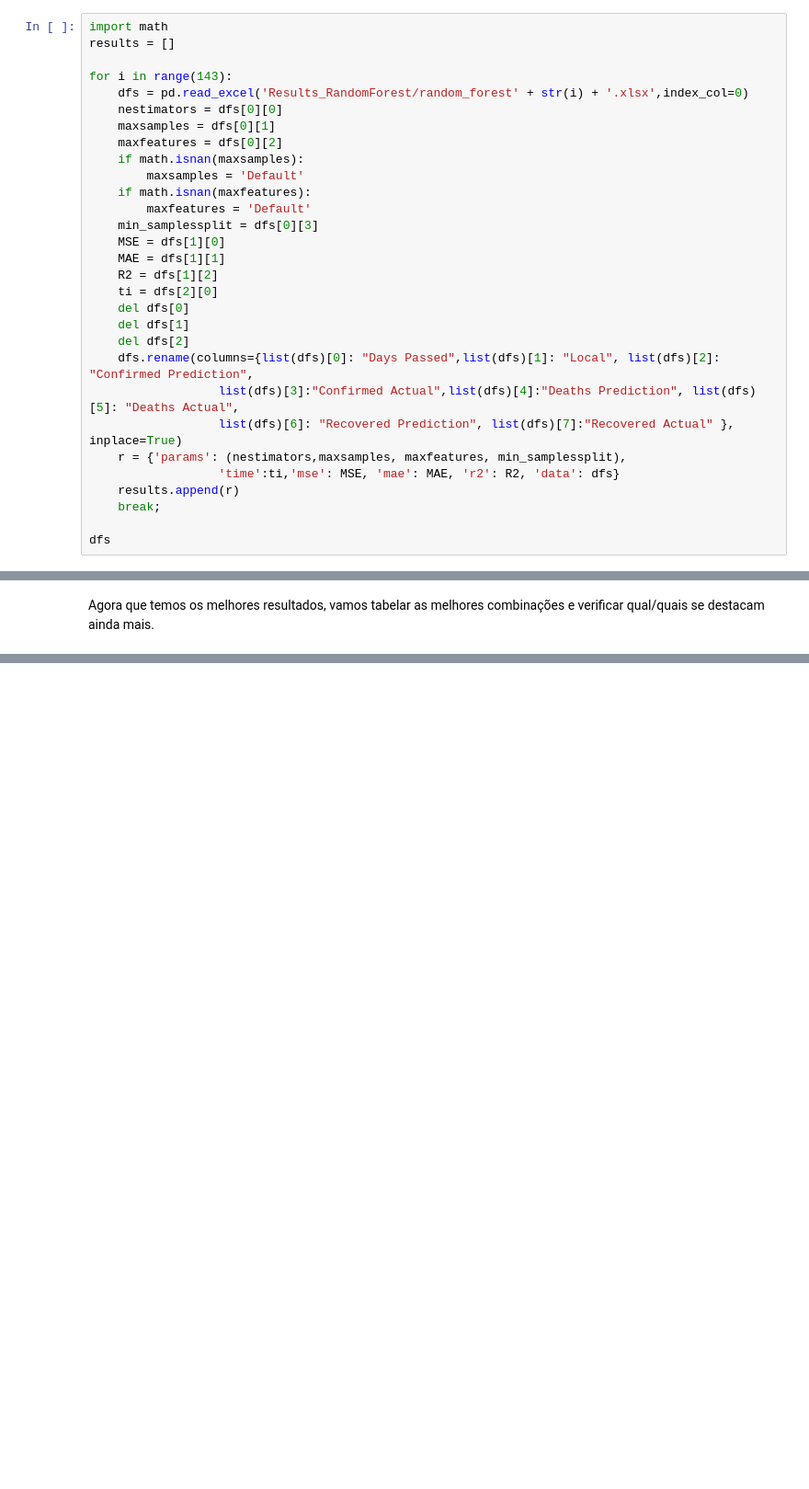
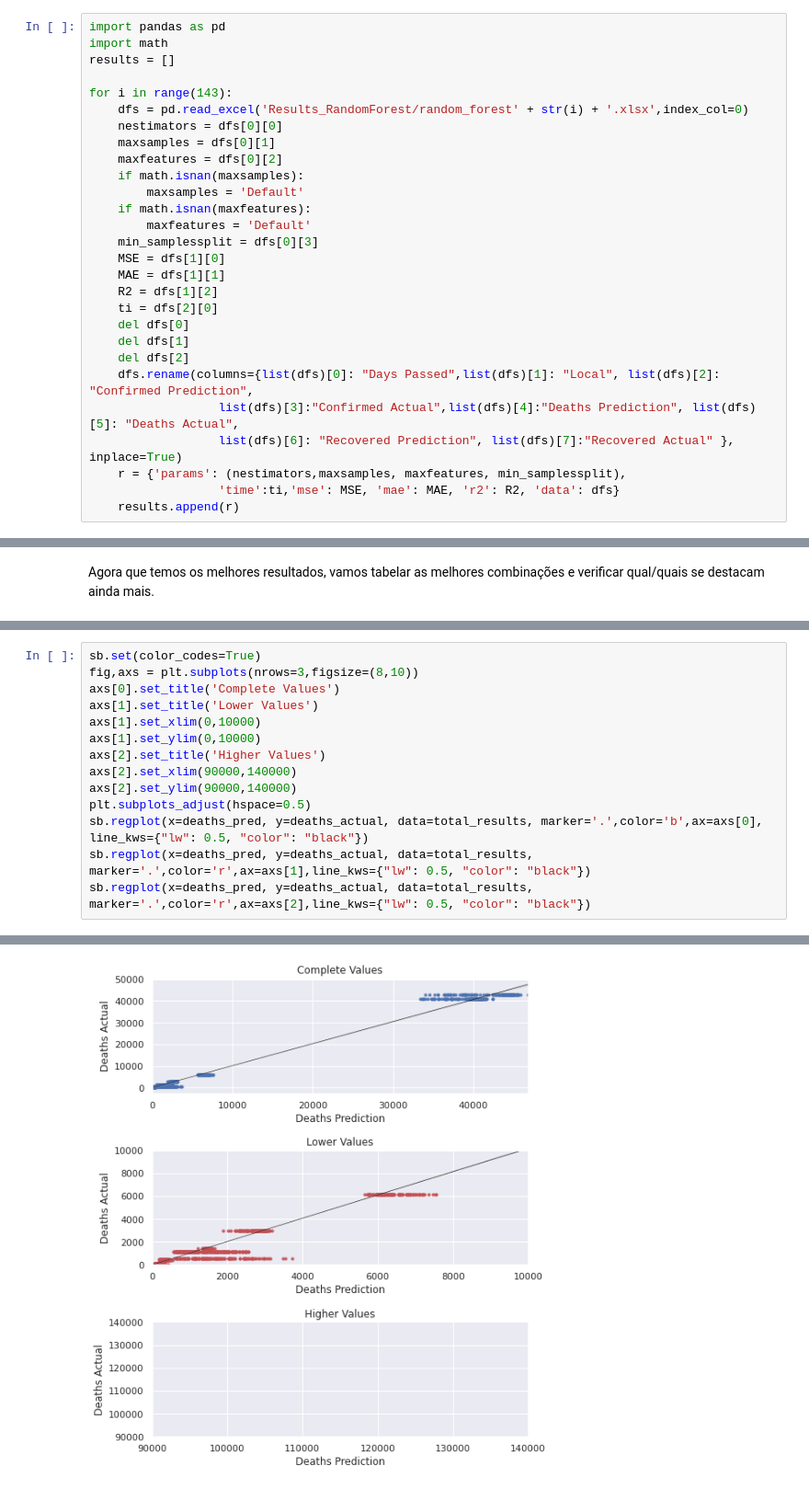
Before and after one commit to JoaoRicardoCardoso/MIEIC_IART_19_PROJ, a Jupyter notebook: PROJ2/RandomForest.ipynb, the cells around one changed output, grey strips where cells are left out. Shown at 92% size. Cells and saved outputs as stored; diff of their text form; blank space fills up the shorter version.

```diff
--- a/PROJ2/RandomForest.ipynb
+++ b/PROJ2/RandomForest.ipynb
@@ -280,6 +279,7 @@ Assim de seguida efetua-se a extração dos dados dos ficheiros.
 # %% [markdown]
 Assim, de seguida apresenta-se o processamento dos dados recolhidos dos ficheiros para que possam continuar a ser analisados normalmente.
 # %%
+import pandas as pd
 import math
 results = []
 
@@ -306,6 +306,3 @@ for i in range(143):
     r = {'params': (nestimators,maxsamples, maxfeatures, min_samplessplit),
                   'time':ti,'mse': MSE, 'mae': MAE, 'r2': R2, 'data': dfs}
     results.append(r)
-    break;
-
-dfs
@@ -474,0 +490,15 @@ sb.regplot(x=conf_pred, y=conf_actual, data=total_results, marker='.',color='r',
+# %%
+sb.set(color_codes=True)
+fig,axs = plt.subplots(nrows=3,figsize=(8,10))
+axs[0].set_title('Complete Values')
+axs[1].set_title('Lower Values')
+axs[1].set_xlim(0,10000)
+axs[1].set_ylim(0,10000)
+axs[2].set_title('Higher Values')
+axs[2].set_xlim(90000,140000)
+axs[2].set_ylim(90000,140000)
+plt.subplots_adjust(hspace=0.5)
+sb.regplot(x=deaths_pred, y=deaths_actual, data=total_results, marker='.',color='b',ax=axs[0], line_kws={"lw": 0.5, "color": "black"})
+sb.regplot(x=deaths_pred, y=deaths_actual, data=total_results, marker='.',color='r',ax=axs[1],line_kws={"lw": 0.5, "color": "black"})
+sb.regplot(x=deaths_pred, y=deaths_actual, data=total_results, marker='.',color='r',ax=axs[2],line_kws={"lw": 0.5, "color": "black"})
+# %% [output]
@@ -474,0 +506 @@ sb.regplot(x=conf_pred, y=conf_actual, data=total_results, marker='.',color='r',
+[figure, added]
```
Also changed, not shown: parts of 19 cells of this notebook, 2 other files.
